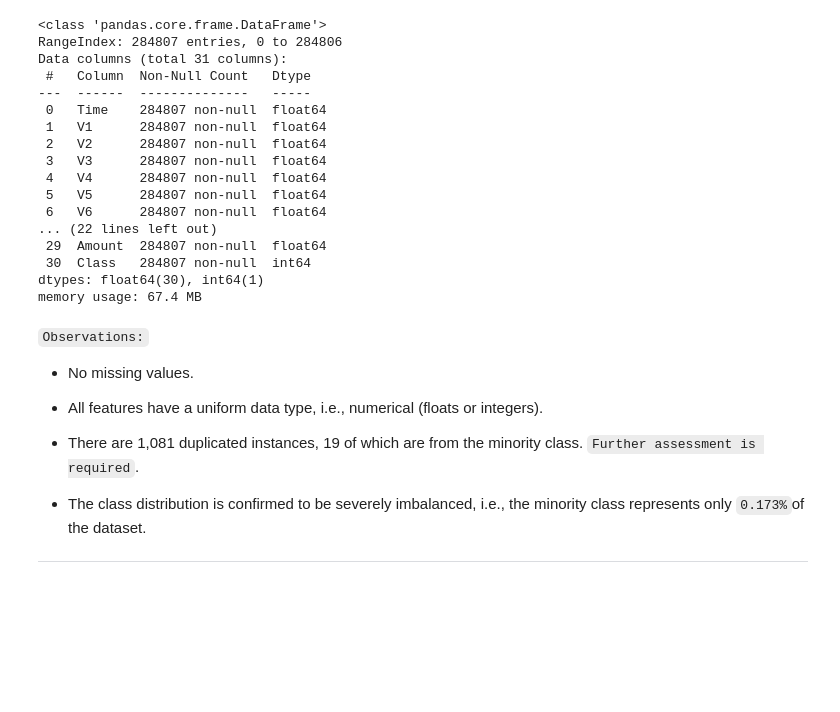
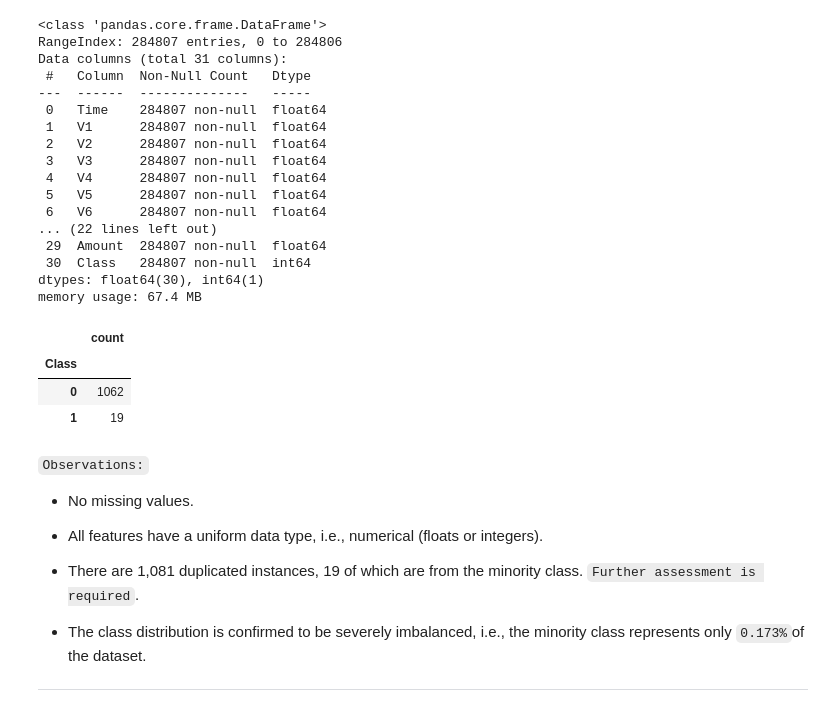
Before and after one commit to muhannad-imam/fraud-risk-modeling, a Jupyter notebook: notebooks/01_data_exploration.ipynb, the cells around one changed output. Drawn from its saved outputs; the diff is of its cells as text; code cells hidden in the pictures; blank space fills up the shorter version.

```diff
--- a/notebooks/01_data_exploration.ipynb
+++ b/notebooks/01_data_exploration.ipynb
@@ -75,6 +67,14 @@ Data columns (total 31 columns):
  30  Class   284807 non-null  int64
 dtypes: float64(30), int64(1)
 memory usage: 67.4 MB
+# %%
+# duplications class-wise
+pd.DataFrame(class_wise_count)
+# %% [output]
+|  | count |
+| Class |  |
+| 0 | 1062 |
+| 1 | 19 |
 # %% [markdown]
 `Observations:`
 
```
Also changed, not shown: parts of 5 cells of this notebook.
